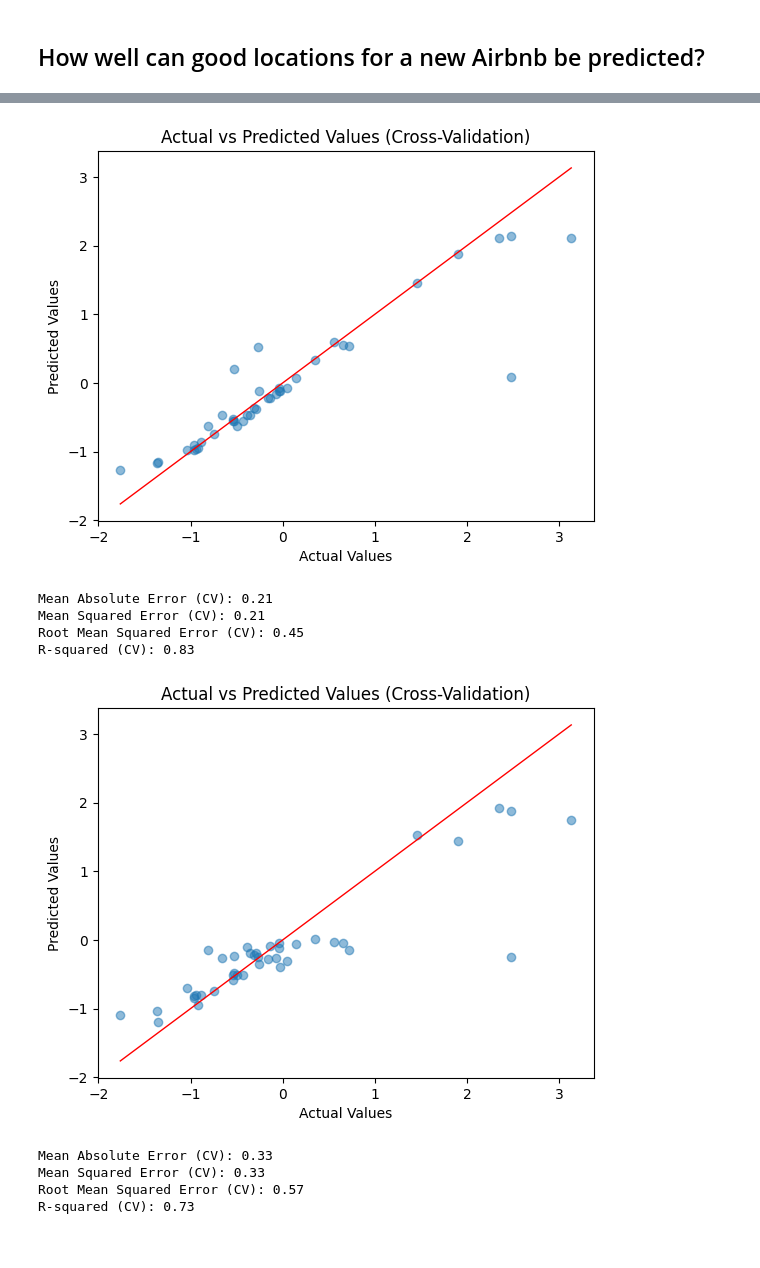
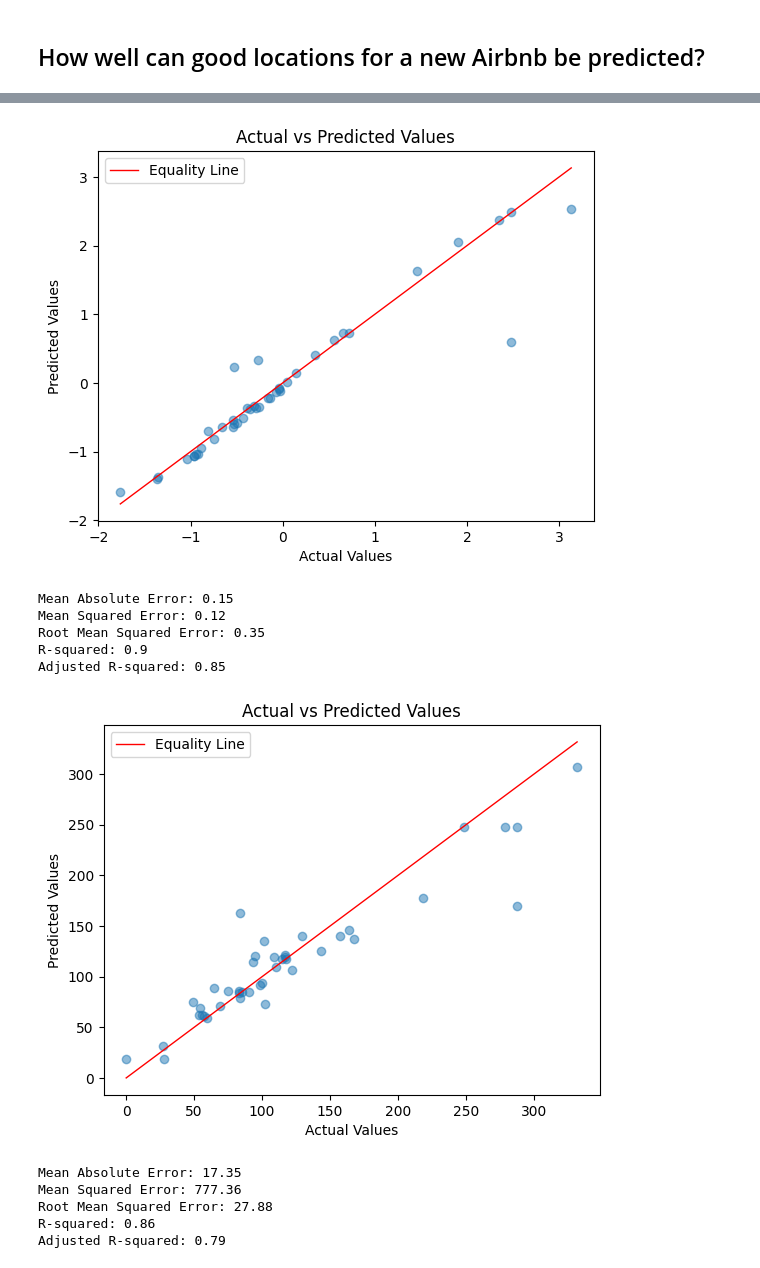
Before and after one commit to ovsvc/dopp-project, a Jupyter notebook: analysis/Q2&3.ipynb, the cells around one changed output, grey strips where cells are left out. Drawn from its saved outputs; the diff is of its cells as text; code cells hidden in the pictures.

Commit message:
fixed error with predict&plot

```diff
--- a/analysis/Q2&3.ipynb
+++ b/analysis/Q2&3.ipynb
@@ -362,0 +422,9 @@ R-squared (CV): 1.0
+# %%
+from sklearn.linear_model import LassoCV
+
+# Assuming you've trained a Lasso Regression model named 'lasso_model'
+lasso_model = LassoCV()
+lasso_model.fit(X_train, y_train)
+
+# Evaluate and plot using the Lasso model
+evaluation_metrics_lasso = plot_and_evaluate(lasso_model, X_test, y_test)
@@ -377,38 +453,45 @@ R-squared (CV): 0.96
 from sklearn.svm import SVR
 from sklearn.preprocessing import StandardScaler
 
+# Assuming you've trained an SVR model named 'svr_model'
+svr_model = SVR()
 
+# Convert Pandas Series to NumPy array and reshape for the target variable
+y_train = np.array(y_train).reshape(-1, 1)
+y_test = np.array(y_test).reshape(-1, 1)
+
+# Scale features
 scaler = StandardScaler()
 X_train_scaled = scaler.fit_transform(X_train)
 X_test_scaled = scaler.transform(X_test)
 
-y_train = y_train.values.reshape(-1, 1)
-y_test = y_test.values.reshape(-1, 1)
+# Scale target variable
+y_train_scaled = scaler.fit_transform(y_train).ravel()  # Use .ravel() to convert back to 1D array
+y_test_scaled = scaler.transform(y_test).ravel()
 
-y_train = scaler.fit_transform(y_train)
-y_test = scaler.transform(y_test)
+# Fit the SVR model
+svr_model.fit(X_train_scaled, y_train_scaled)
 
-svm_model = SVR()
-svm_model.fit(X_train_scaled, y_train)
-
-# Evaluate and plot using the SVM model
-evaluation_metrics_svm = plot_and_evaluate_cv(svm_model, X_test_scaled, y_test)
+# Evaluate and plot using the SVR model
+evaluation_metrics_svr = plot_and_evaluate(svr_model, X_test_scaled, y_test_scaled)
 # %% [output]
-[figure, old version]
+[figure, new version]
-Mean Absolute Error (CV): 0.21
-Mean Squared Error (CV): 0.21
-Root Mean Squared Error (CV): 0.45
-R-squared (CV): 0.83
+Mean Absolute Error: 0.15
+Mean Squared Error: 0.12
+Root Mean Squared Error: 0.35
+R-squared: 0.9
+Adjusted R-squared: 0.85
 # %%
 from sklearn.neighbors import KNeighborsRegressor
 
 knn_model = KNeighborsRegressor()
 knn_model.fit(X_train_scaled, y_train)
 
-evaluation_metrics_knn = plot_and_evaluate_cv(knn_model, X_test_scaled, y_test)
+evaluation_metrics_knn = plot_and_evaluate(knn_model, X_test_scaled, y_test)
 # %% [output]
-[figure, old version]
+[figure, new version]
-Mean Absolute Error (CV): 0.33
-Mean Squared Error (CV): 0.33
-Root Mean Squared Error (CV): 0.57
-R-squared (CV): 0.73
+Mean Absolute Error: 17.35
+Mean Squared Error: 777.36
+Root Mean Squared Error: 27.88
+R-squared: 0.86
+Adjusted R-squared: 0.79
```
Also changed, not shown: parts of 13 cells of this notebook, 2 other files.
